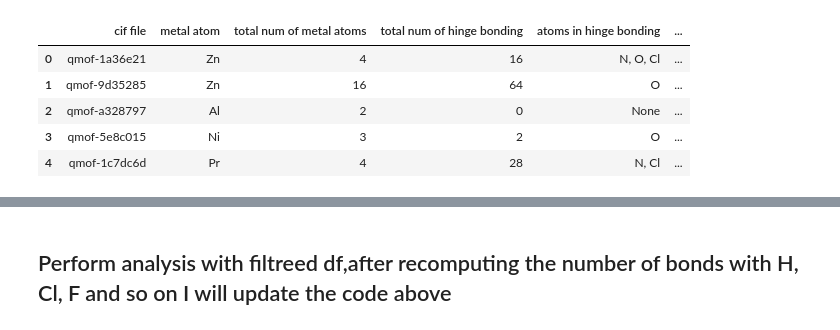
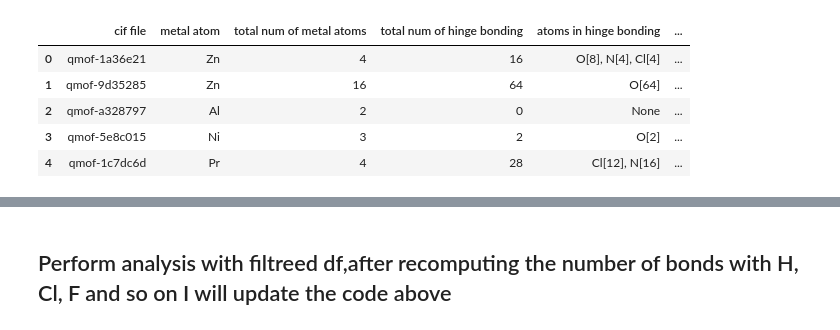
Before and after one commit to SpongeFrogy/PPTiM, a Jupyter notebook: analysis_resubmit.ipynb, the cells around one changed output, grey strips where cells are left out. Drawn from its saved outputs; the diff is of its cells as text; code cells hidden in the pictures.

```diff
--- a/analysis_resubmit.ipynb
+++ b/analysis_resubmit.ipynb
@@ -3,12 +3,12 @@ import pandas as pd
 import matplotlib.pyplot as plt
 import os
 # %%
-df = pd.read_csv('summary_tr01.csv')
+df = pd.read_csv('summary_tr01_upd.csv')
 df.head()
 # %% [output]
 |  | cif file | metal atom | total num of metal atoms | total num of hinge bonding | atoms in hinge bonding | ... |
-| 0 | qmof-1a36e21 | Zn | 4 | 16 | N, O, Cl | ... |
-| 1 | qmof-9d35285 | Zn | 16 | 64 | O | ... |
+| 0 | qmof-1a36e21 | Zn | 4 | 16 | O[8], N[4], Cl[4] | ... |
+| 1 | qmof-9d35285 | Zn | 16 | 64 | O[64] | ... |
 | 2 | qmof-a328797 | Al | 2 | 0 | None | ... |
-| 3 | qmof-5e8c015 | Ni | 3 | 2 | O | ... |
-| 4 | qmof-1c7dc6d | Pr | 4 | 28 | N, Cl | ... |
+| 3 | qmof-5e8c015 | Ni | 3 | 2 | O[2] | ... |
+| 4 | qmof-1c7dc6d | Pr | 4 | 28 | Cl[12], N[16] | ... |
```
Also changed, not shown: parts of 36 cells of this notebook, 21 other files.
